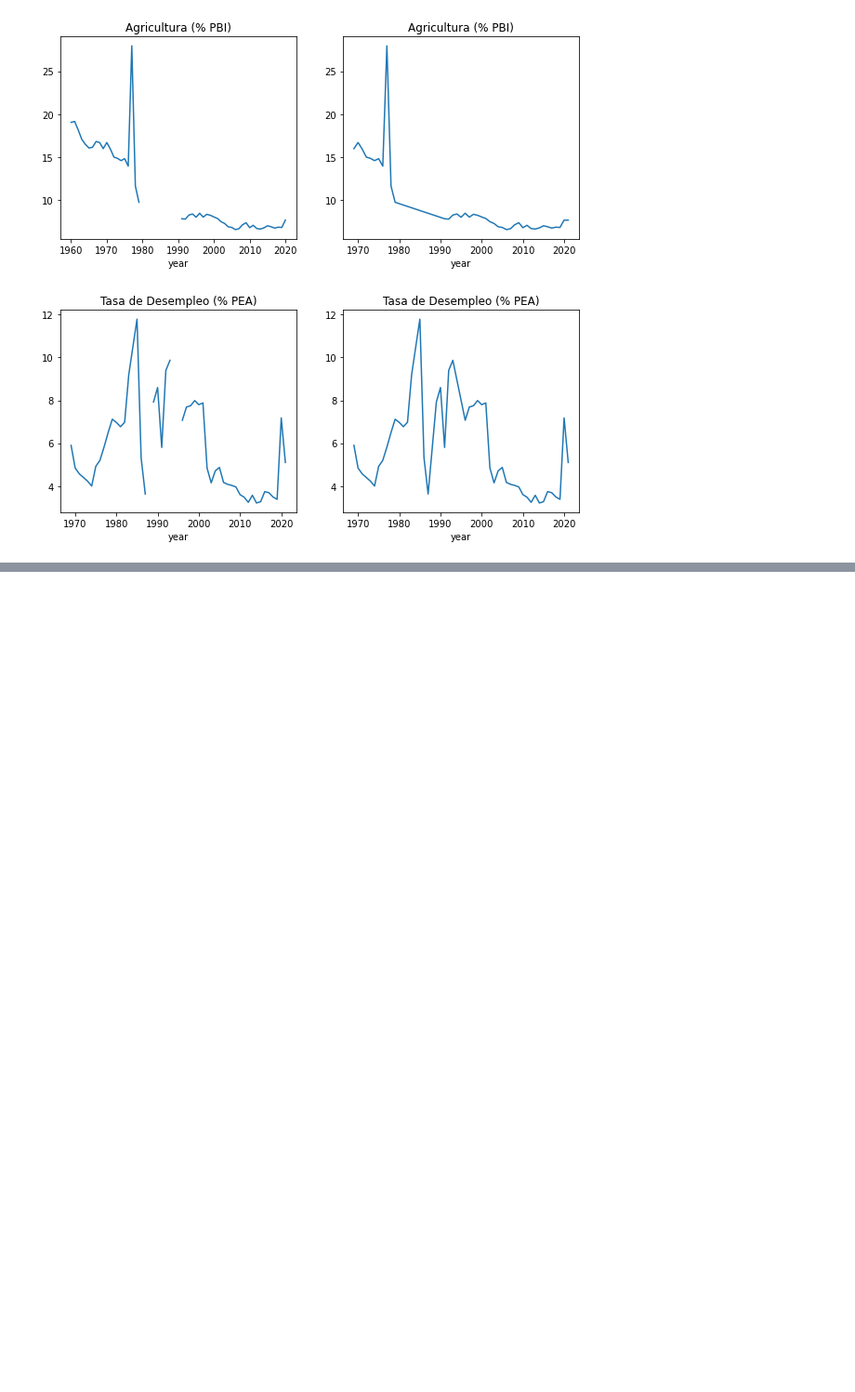
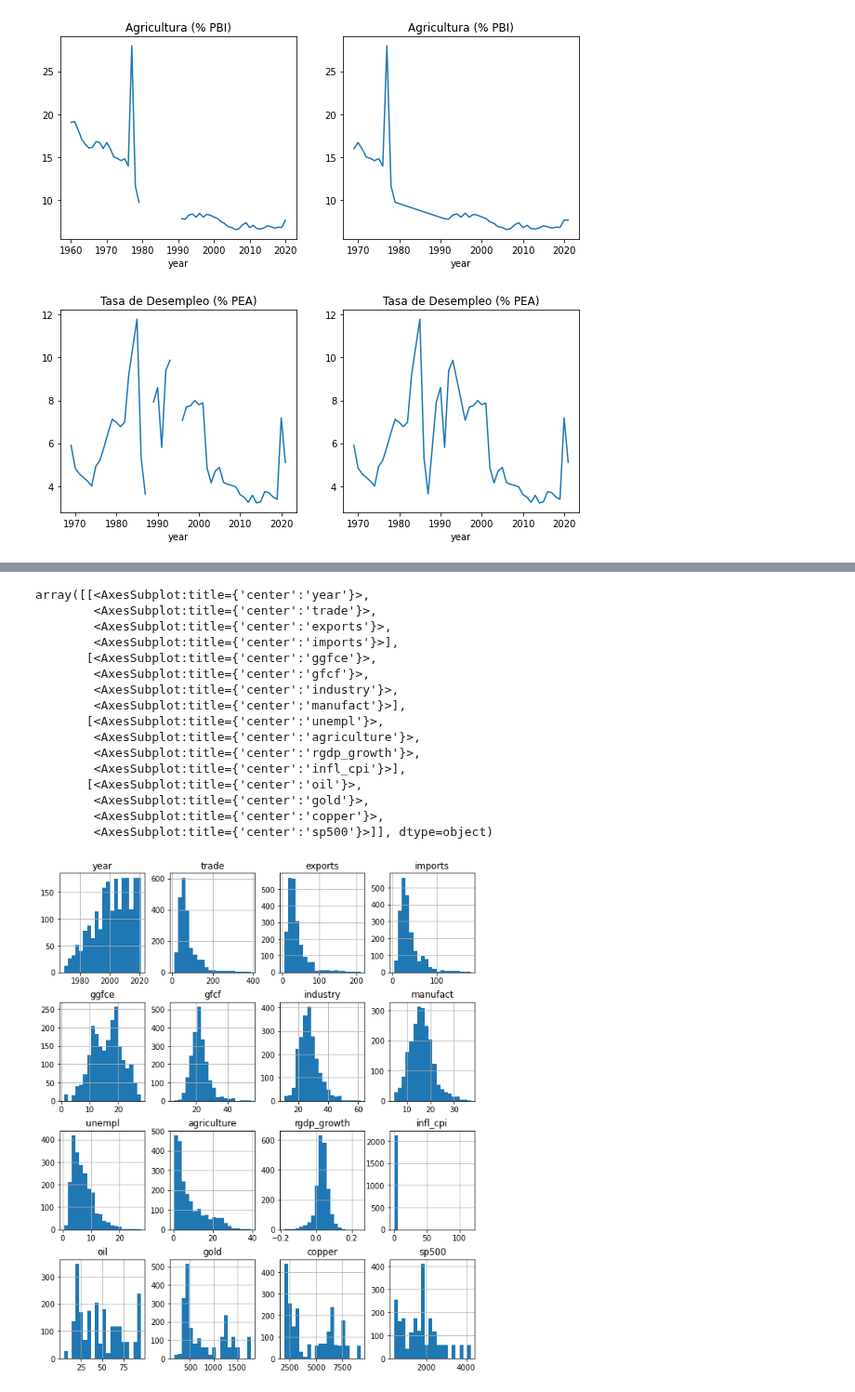
Before and after one commit to valegrei/gdp-growth-forecast, a Jupyter notebook: gdp_growth_forecasting/preprocesamiento/data_analysis.ipynb, the cells around one changed output, grey strips where cells are left out. Shown at 93% size. Drawn from its saved outputs; the diff is of its cells as text; code cells hidden in the pictures; blank space fills up the shorter version.

```diff
--- a/gdp_growth_forecasting/preprocesamiento/data_analysis.ipynb
+++ b/gdp_growth_forecasting/preprocesamiento/data_analysis.ipynb
@@ -286,0 +247,3 @@ Text(0.5, 1.0, 'sp500')
+# %%
+df_p = pd.read_csv('../data/wb_dataset_prep.csv')
+df_p.info()
@@ -286,0 +280,20 @@ Text(0.5, 1.0, 'sp500')
+# %%
+df_p.hist(bins=20,figsize=(10,12))
+# %% [output]
+array([[<AxesSubplot:title={'center':'year'}>,
+        <AxesSubplot:title={'center':'trade'}>,
+        <AxesSubplot:title={'center':'exports'}>,
+        <AxesSubplot:title={'center':'imports'}>],
+       [<AxesSubplot:title={'center':'ggfce'}>,
+        <AxesSubplot:title={'center':'gfcf'}>,
+        <AxesSubplot:title={'center':'industry'}>,
+        <AxesSubplot:title={'center':'manufact'}>],
+       [<AxesSubplot:title={'center':'unempl'}>,
+        <AxesSubplot:title={'center':'agriculture'}>,
+        <AxesSubplot:title={'center':'rgdp_growth'}>,
+        <AxesSubplot:title={'center':'infl_cpi'}>],
+       [<AxesSubplot:title={'center':'oil'}>,
+        <AxesSubplot:title={'center':'gold'}>,
+        <AxesSubplot:title={'center':'copper'}>,
+        <AxesSubplot:title={'center':'sp500'}>]], dtype=object)
+[figure, added]
```
Also changed, not shown: parts of 7 cells of this notebook, 2 other files.
